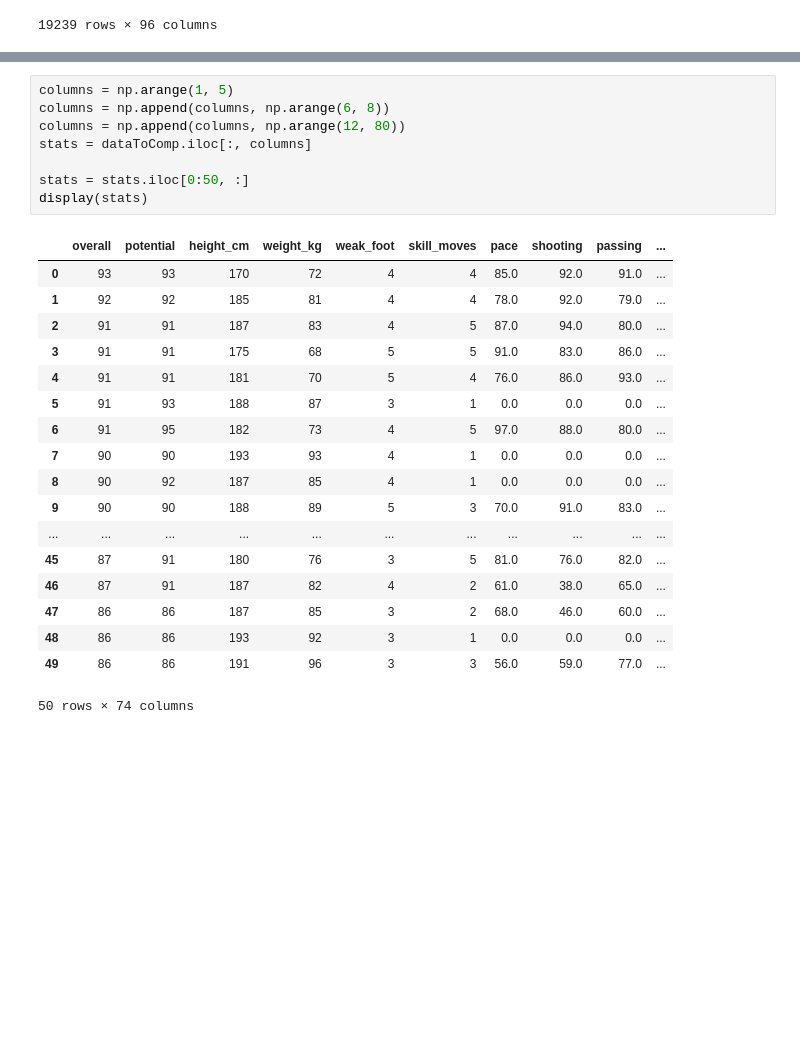
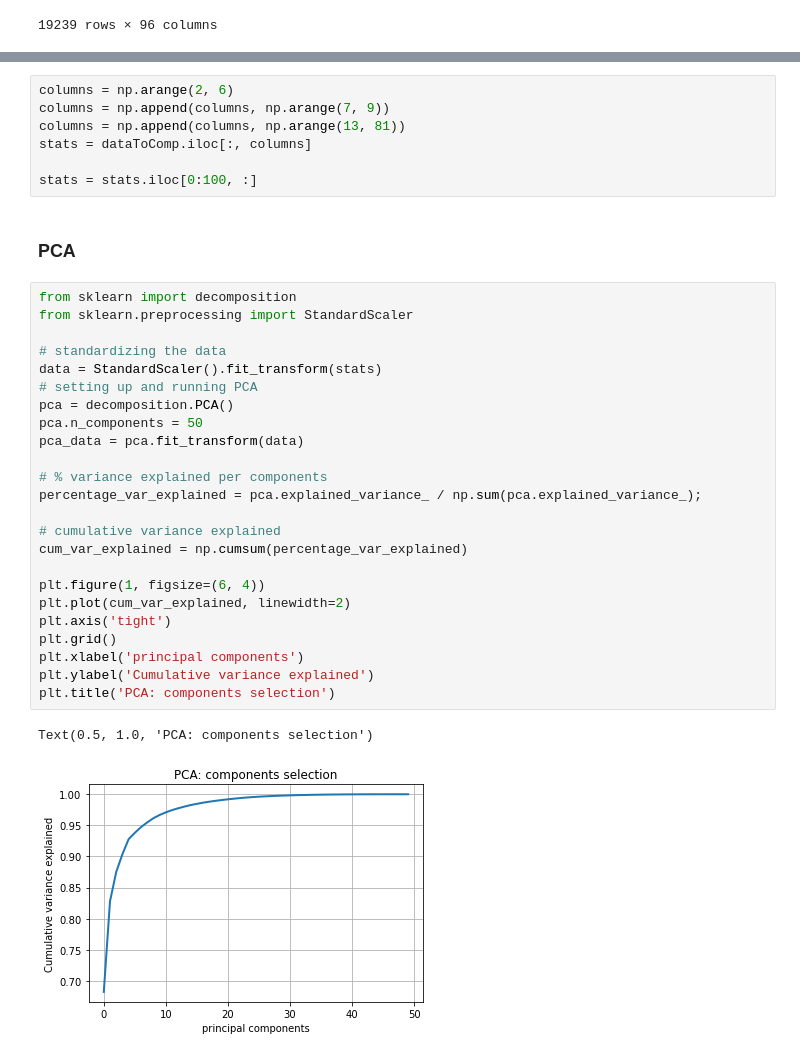
Before and after one commit to DMeneses01/IACH-project, a Jupyter notebook: code/recsys_football.ipynb, the cells around one changed output, grey strips where cells are left out. Drawn from its saved outputs; the diff is of its cells as text; blank space fills up the shorter version.

```diff
--- a/code/recsys_football.ipynb
+++ b/code/recsys_football.ipynb
@@ -210,30 +231,39 @@ dataToComp.to_csv('new_data.csv', encoding='utf-8')
 # %%
-columns = np.arange(1, 5)
-columns = np.append(columns, np.arange(6, 8))
-columns = np.append(columns, np.arange(12, 80))
+columns = np.arange(2, 6)
+columns = np.append(columns, np.arange(7, 9))
+columns = np.append(columns, np.arange(13, 81))
 stats = dataToComp.iloc[:, columns]
 
-stats = stats.iloc[0:50, :]
-display(stats)
+stats = stats.iloc[0:100, :]
-# %% [output]
-|  | overall | potential | height_cm | weight_kg | weak_foot | skill_moves | pace | shooting | passing | ... |
-| 0 | 93 | 93 | 170 | 72 | 4 | 4 | 85.0 | 92.0 | 91.0 | ... |
-| 1 | 92 | 92 | 185 | 81 | 4 | 4 | 78.0 | 92.0 | 79.0 | ... |
-| 2 | 91 | 91 | 187 | 83 | 4 | 5 | 87.0 | 94.0 | 80.0 | ... |
-| 3 | 91 | 91 | 175 | 68 | 5 | 5 | 91.0 | 83.0 | 86.0 | ... |
-| 4 | 91 | 91 | 181 | 70 | 5 | 4 | 76.0 | 86.0 | 93.0 | ... |
-| 5 | 91 | 93 | 188 | 87 | 3 | 1 | 0.0 | 0.0 | 0.0 | ... |
-| 6 | 91 | 95 | 182 | 73 | 4 | 5 | 97.0 | 88.0 | 80.0 | ... |
-| 7 | 90 | 90 | 193 | 93 | 4 | 1 | 0.0 | 0.0 | 0.0 | ... |
-| 8 | 90 | 92 | 187 | 85 | 4 | 1 | 0.0 | 0.0 | 0.0 | ... |
-| 9 | 90 | 90 | 188 | 89 | 5 | 3 | 70.0 | 91.0 | 83.0 | ... |
-| ... | ... | ... | ... | ... | ... | ... | ... | ... | ... | ... |
-| 45 | 87 | 91 | 180 | 76 | 3 | 5 | 81.0 | 76.0 | 82.0 | ... |
-| 46 | 87 | 91 | 187 | 82 | 4 | 2 | 61.0 | 38.0 | 65.0 | ... |
-| 47 | 86 | 86 | 187 | 85 | 3 | 2 | 68.0 | 46.0 | 60.0 | ... |
-| 48 | 86 | 86 | 193 | 92 | 3 | 1 | 0.0 | 0.0 | 0.0 | ... |
-| 49 | 86 | 86 | 191 | 96 | 3 | 3 | 56.0 | 59.0 | 77.0 | ... |
-50 rows × 74 columns
+# %% [markdown]
+### PCA
+# %%
+from sklearn import decomposition
+from sklearn.preprocessing import StandardScaler
+
+# standardizing the data
+data = StandardScaler().fit_transform(stats)
+# setting up and running PCA
+pca = decomposition.PCA()
+pca.n_components = 50
+pca_data = pca.fit_transform(data)
+
+# % variance explained per components
+percentage_var_explained = pca.explained_variance_ / np.sum(pca.explained_variance_);
+
+# cumulative variance explained
+cum_var_explained = np.cumsum(percentage_var_explained)
+
+plt.figure(1, figsize=(6, 4))
+plt.plot(cum_var_explained, linewidth=2)
+plt.axis('tight')
+plt.grid()
+plt.xlabel('principal components')
+plt.ylabel('Cumulative variance explained')
+plt.title('PCA: components selection')
+# %% [output]
+Text(0.5, 1.0, 'PCA: components selection')
+[figure, added]
 # %%
 from scipy.spatial import distance
 from tqdm import tqdm
```
Also changed, not shown: parts of 4 cells of this notebook, 2 other files.
